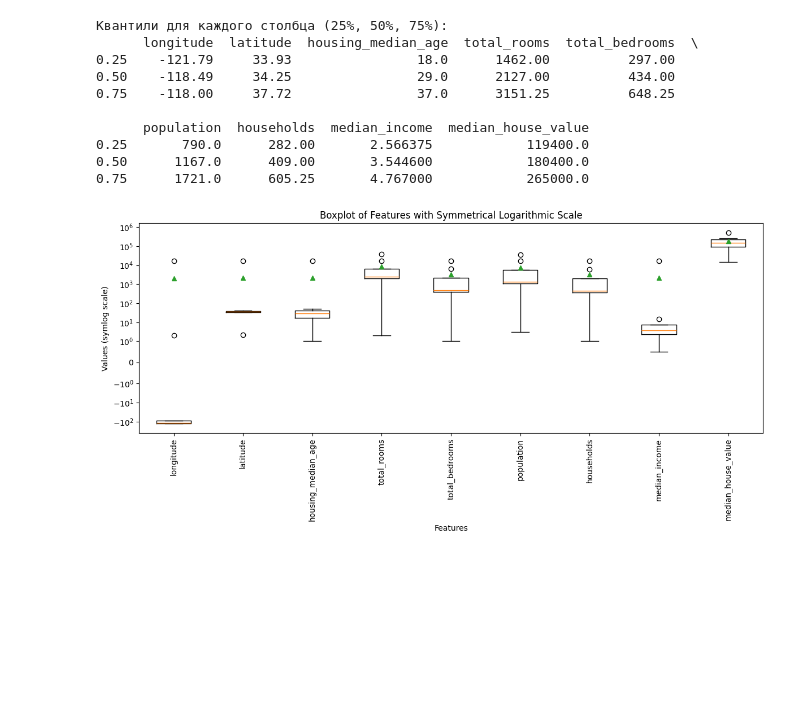
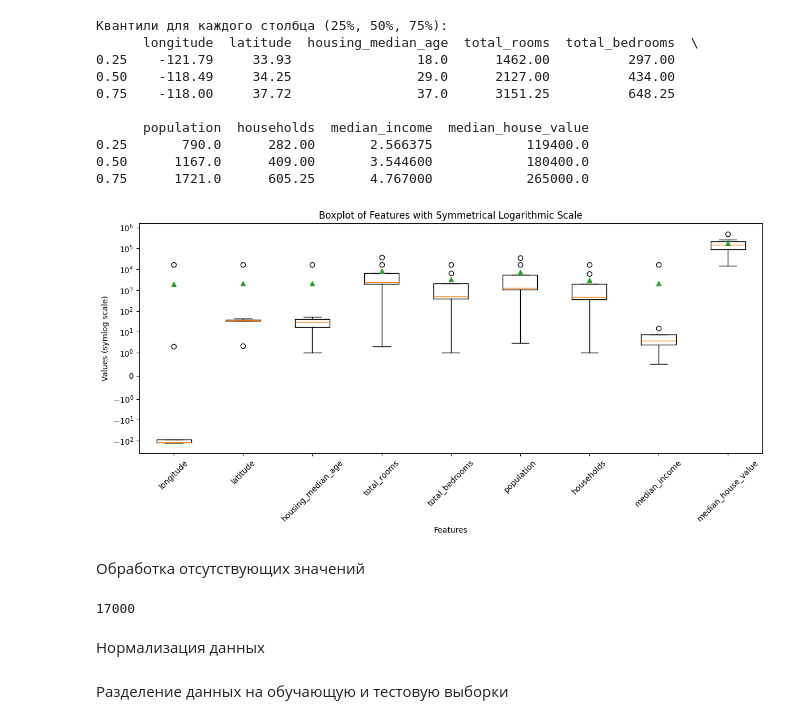
Before and after one commit to zirtoshka/ai_lab_3, a Jupyter notebook: lil.ipynb, the cells around one changed output. Cells and saved outputs as stored; diff of their text form; code cells hidden in the pictures; blank space fills up the shorter version.

```diff
--- a/lil.ipynb
+++ b/lil.ipynb
@@ -164,15 +164,26 @@ print(quantiles)
 0.75      1721.0      605.25       4.767000            265000.0
 # %%
 plt.figure(figsize=(12, 6))
-plt.boxplot([stats[col] for col in stats.columns], labels=stats.columns, showmeans=True)
+plt.boxplot([stats[col] for col in stats.columns], tick_labels=stats.columns, showmeans=True)
 
 plt.yscale('symlog', linthresh=1)  # Симметричная логарифмическая шкала с линейным порогом в 1
 plt.xlabel('Features')
 plt.ylabel('Values (symlog scale)')
 plt.title('Boxplot of Features with Symmetrical Logarithmic Scale')
-plt.xticks(rotation=90)
+plt.xticks(rotation=45)
 
 plt.tight_layout()
 plt.show()
 # %% [output]
-[figure, old version]
+[figure, new version]
+# %% [markdown]
+Обработка отсутствующих значений
+# %%
+# Проверка отсутствующих значений
+dataset.isnull().sum()
+# Если есть отсутствующие значения, можно заполнить их медианными значениями
+dataset.fillna(dataset.median(), inplace=True)
+# %% [output]
+17000
+# %% [markdown]
+Нормализация данных
@@ -178,0 +194,2 @@ plt.show()
+# %% [markdown]
+Разделение данных на обучающую и тестовую выборки
```
Also changed, not shown: parts of 1 cell of this notebook.
